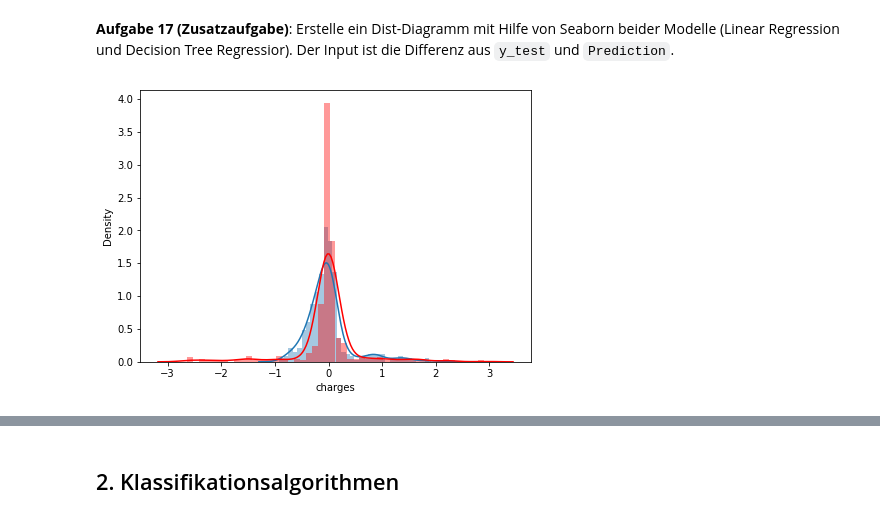
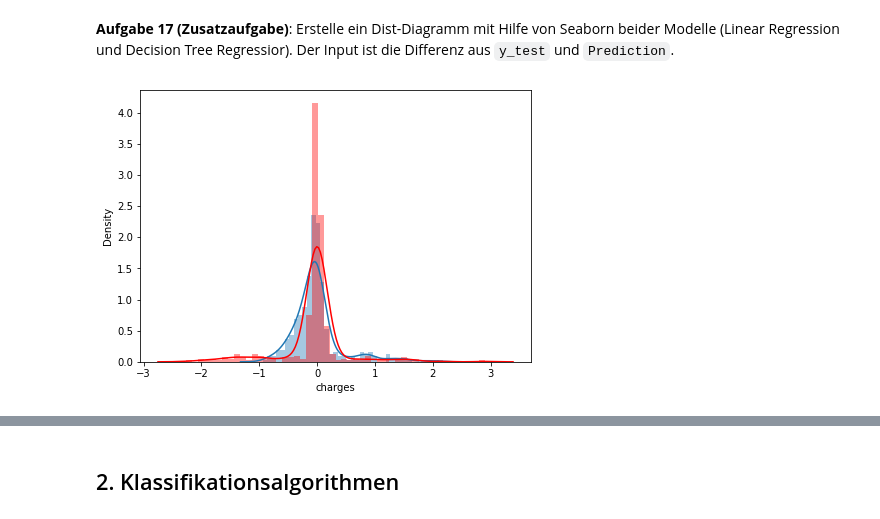
Before and after one commit to julienboth/pda_23, a Jupyter notebook: uebung_7/Praktische Datenanalyse_7.1._Loesung.ipynb, the cells around one changed output, grey strips where cells are left out. Drawn from its saved outputs; the diff is of its cells as text; code cells hidden in the pictures.

```diff
--- a/uebung_7/Praktische Datenanalyse_7.1._Loesung.ipynb
+++ b/uebung_7/Praktische Datenanalyse_7.1._Loesung.ipynb
@@ -143,7 +196,7 @@ X_train, X_test, y_train, y_test = train_test_split(X,y,test_size=0.3,random_sta
 # %%
 ### SOLUTION HERE ###
 lin_reg = LinearRegression()
-lin_reg.fit(X_train,y_train)
+lin_reg.fit(X_train_tf,y_train)
 # %% [output]
 LinearRegression()
 # %% [markdown]
@@ -179,7 +228,7 @@ pd.DataFrame(data = lin_reg.coef_, index = lin_reg.feature_names_in_, columns=['
 ### CODE HERE ###
 # %%
 ### SOLUTION HERE ###
-y_pred_lr = lin_reg.predict(X_test)
+y_pred_lr = lin_reg.predict(X_test_tf)
 mse = mean_squared_error(y_pred_lr, y_test)
 print('Der Mean Square Error(MSE) ist: ',mse)
 # %% [output]
@@ -219,8 +268,8 @@ sns.distplot((y_test - y_pred_lr));
 ### CODE HERE ###
 # %%
 ### SOLUTION HERE ###
-dtc = DecisionTreeRegressor(random_state=42)
-dtc.fit(X_train,y_train)
+dtr = DecisionTreeRegressor(random_state=42)
+dtr.fit(X_train,y_train)
 # %% [output]
 DecisionTreeRegressor(random_state=42)
 # %% [markdown]
@@ -231,7 +280,7 @@ DecisionTreeRegressor(random_state=42)
 ### CODE HERE ###
 # %%
 ### SOLUTION HERE ###
-y_pred_dtc = dtc.predict(X_test)
-mse = mean_squared_error(y_pred_dtc, y_test)
+y_pred_dtr = dtr.predict(X_test)
+mse = mean_squared_error(y_pred_dtr, y_test)
 print('Der Mean Square Error(MSE) ist: ',mse)
 # %% [output]
@@ -288,10 +333,10 @@ plt.title('Überprüfung der Linearität: \n Tatsächlicher vs. vorhergesagter W
 # %%
 ### SOLUTION HERE ###
 fig = plt.figure(figsize=(7,5))
 sns.distplot((y_test - y_pred_lr));
-sns.distplot((y_test - y_pred_dtc), color = 'r');
+sns.distplot((y_test - y_pred_dtr), color = 'r');
 # %% [output]
-[figure, old version]
+[figure, new version]
 # %% [markdown]
 ![purple-divider](https://user-images.githubusercontent.com/7065401/52071927-c1cd7100-2562-11e9-908a-dde91ba14e59.png)
 # %% [markdown]
```
Also changed, not shown: parts of 27 cells of this notebook.
